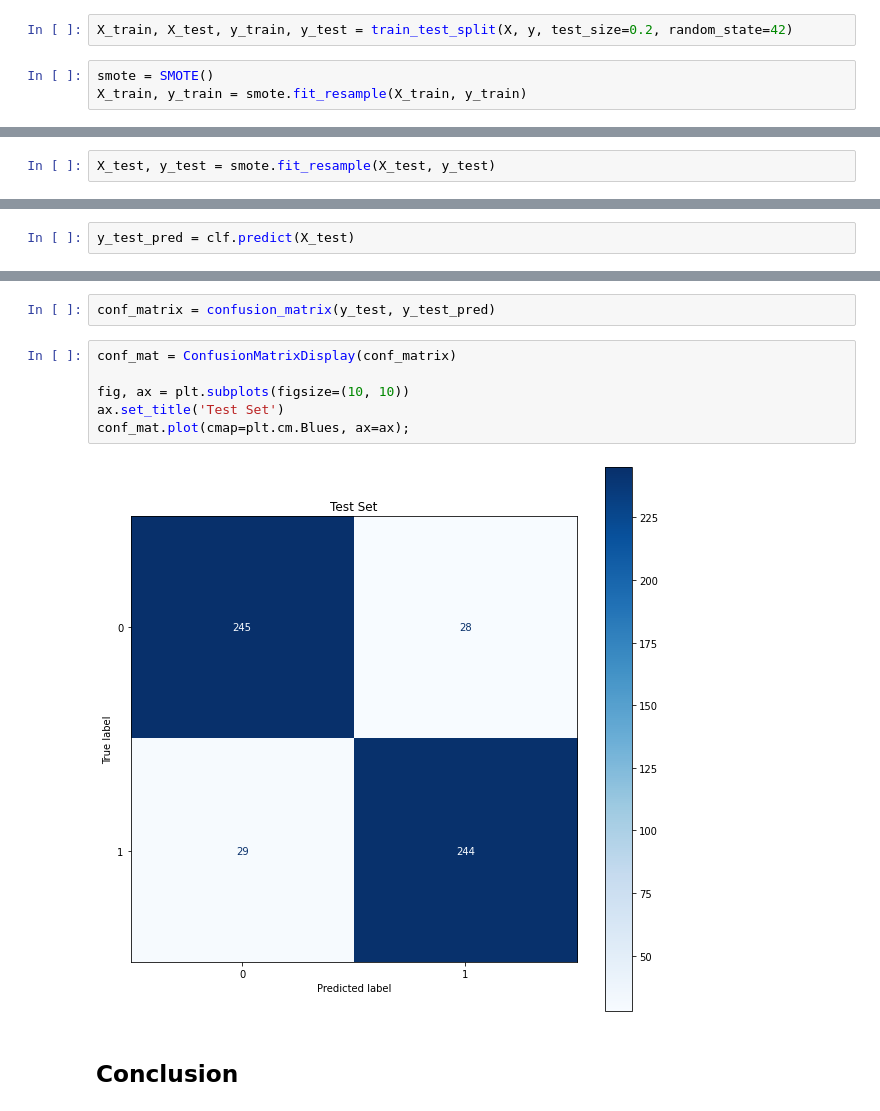
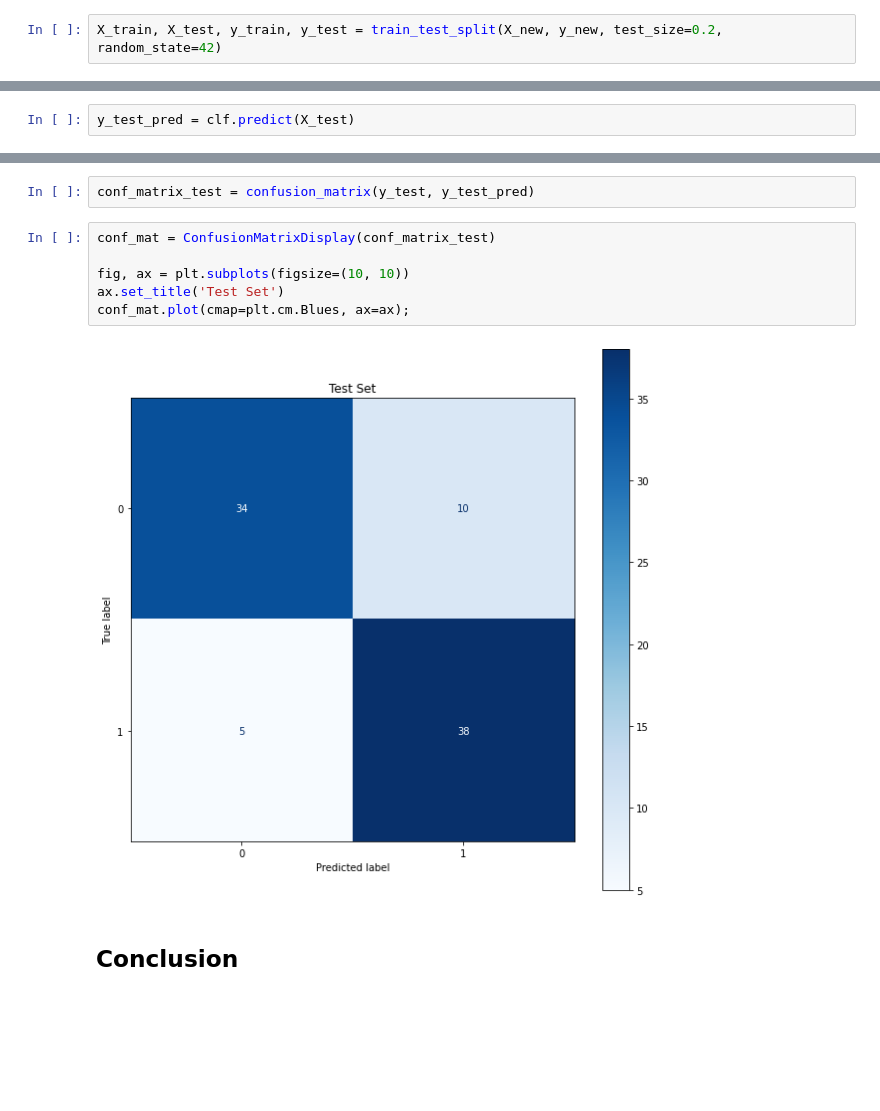
Before and after one commit to trizkynoviandy/diabetes-prediction-dashboard, a Jupyter notebook: red_wine_quality_prediction.ipynb, the cells around one changed output, grey strips where cells are left out. Cells and saved outputs as stored; diff of their text form; blank space fills up the shorter version.

```diff
--- a/red_wine_quality_prediction.ipynb
+++ b/red_wine_quality_prediction.ipynb
@@ -166,5 +197,2 @@ Class 1 : 217 samples (50.00%)
 # %%
-X_train, X_test, y_train, y_test = train_test_split(X, y, test_size=0.2, random_state=42)
+X_train, X_test, y_train, y_test = train_test_split(X_new, y_new, test_size=0.2, random_state=42)
-# %%
-smote = SMOTE()
-X_train, y_train = smote.fit_resample(X_train, y_train)
@@ -180,2 +198,0 @@ Class 1 : 217 samples (50.00%)
-# %%
-X_test, y_test = smote.fit_resample(X_test, y_test)
@@ -261,13 +281,13 @@ weighted avg       0.90      0.90      0.90       546
 # %%
-conf_matrix = confusion_matrix(y_test, y_test_pred)
+conf_matrix_test = confusion_matrix(y_test, y_test_pred)
 # %%
-conf_mat = ConfusionMatrixDisplay(conf_matrix)
+conf_mat = ConfusionMatrixDisplay(conf_matrix_test)
 
 fig, ax = plt.subplots(figsize=(10, 10))
 ax.set_title('Test Set')
 conf_mat.plot(cmap=plt.cm.Blues, ax=ax);
 # %% [output]
-[figure, old version]
+[figure, new version]
 # %% [markdown]
 ## Conclusion
 # %%
```
Also changed, not shown: parts of 24 cells of this notebook.
